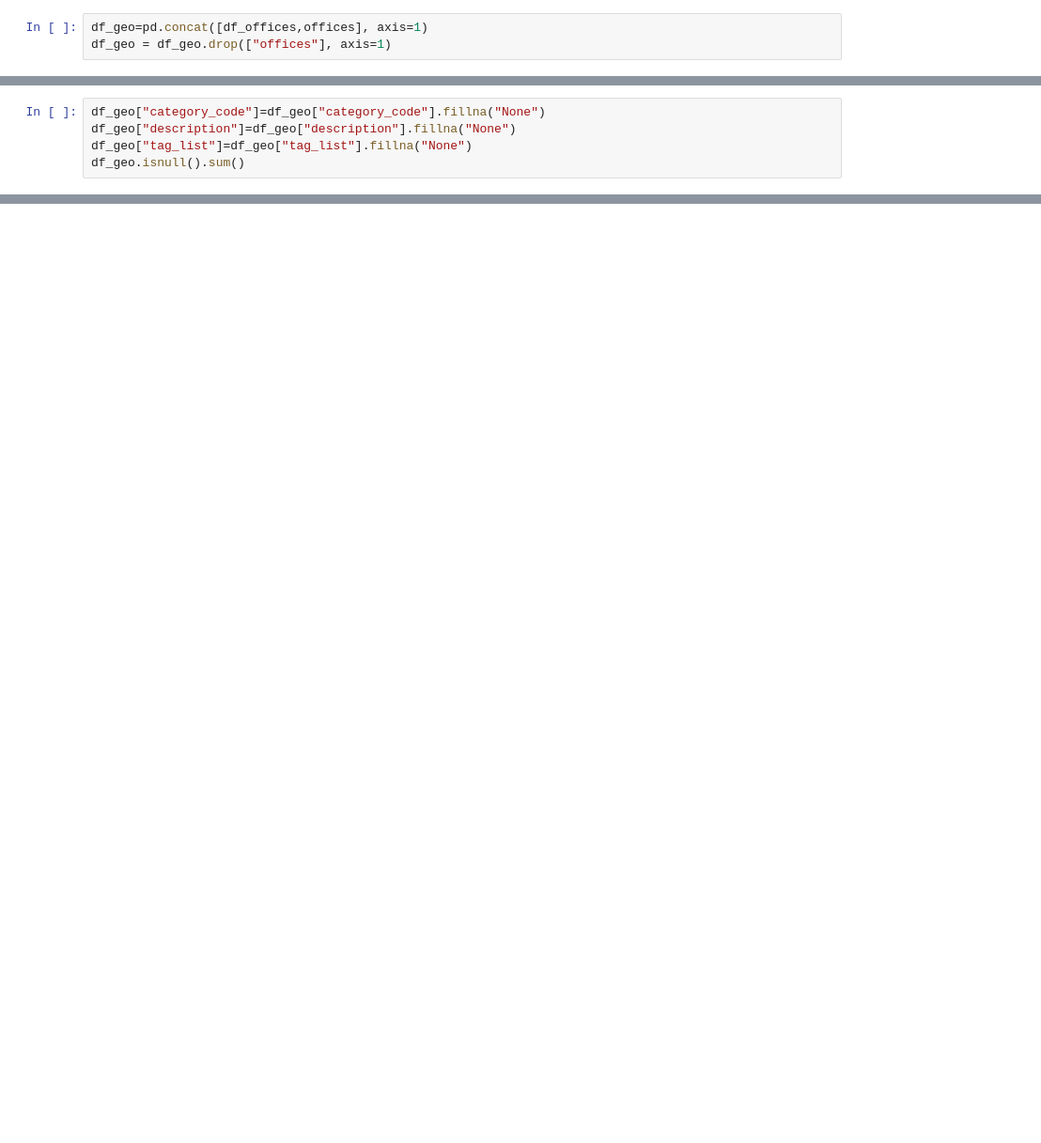
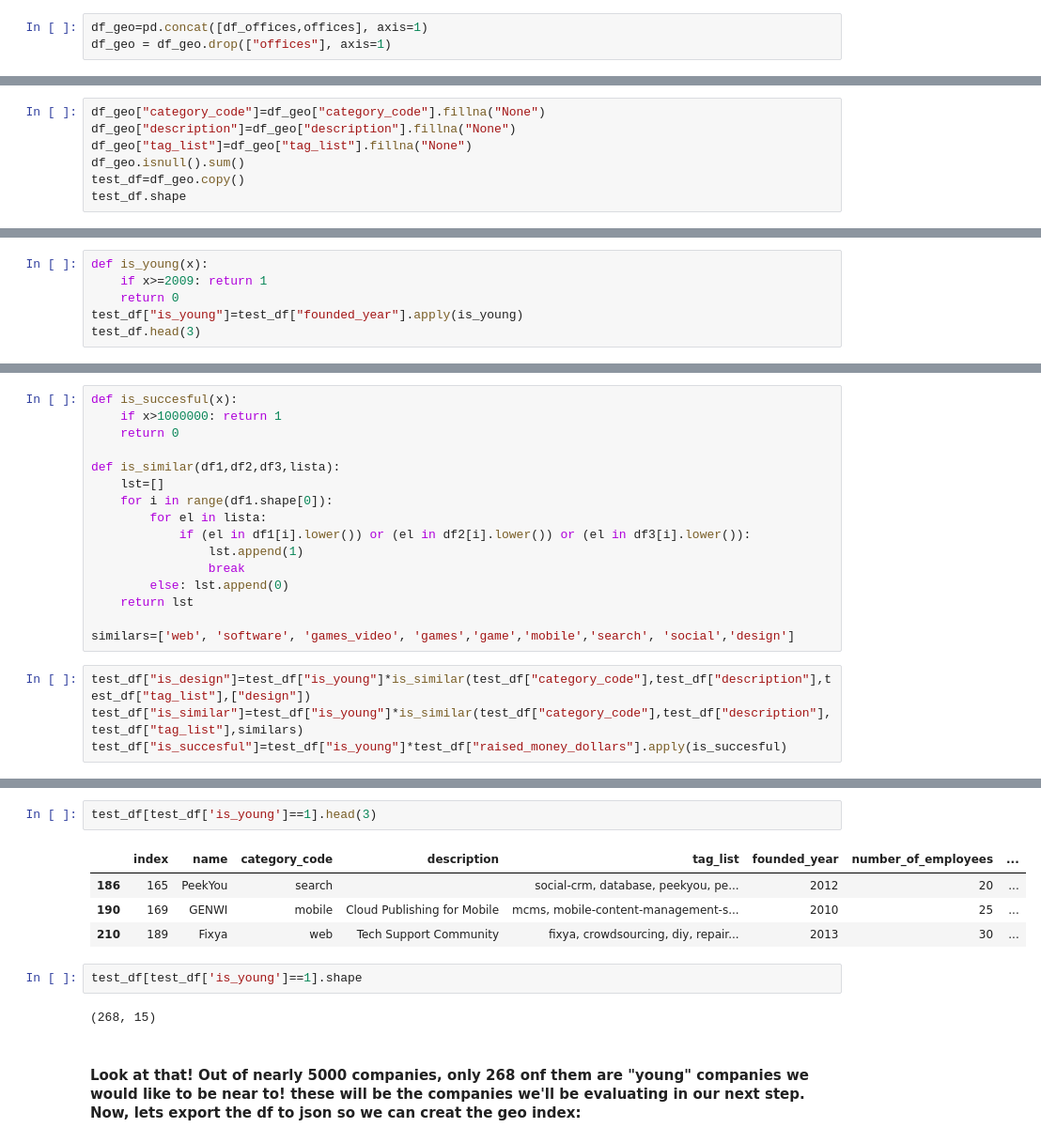
Before and after one commit to maxsanchezdp/project-visualizing-real-world-data-project, a Jupyter notebook: my-code/0. Clean, filter and geopoints.ipynb, the cells around one changed output, grey strips where cells are left out. Shown at 94% size. Cells and saved outputs as stored; diff of their text form; blank space fills up the shorter version.

```diff
--- a/my-code/0. Clean, filter and geopoints.ipynb
+++ b/my-code/0. Clean, filter and geopoints.ipynb
@@ -149,4 +174,6 @@ df_geo["category_code"]=df_geo["category_code"].fillna("None")
 df_geo["description"]=df_geo["description"].fillna("None")
 df_geo["tag_list"]=df_geo["tag_list"].fillna("None")
 df_geo.isnull().sum()
+test_df=df_geo.copy()
+test_df.shape
 # %% [output]
@@ -166,0 +184,6 @@ dtype: int64
+# %%
+def is_young(x):
+    if x>=2009: return 1
+    return 0
+test_df["is_young"]=test_df["founded_year"].apply(is_young)
+test_df.head(3)
@@ -166,0 +203,20 @@ dtype: int64
+# %%
+def is_succesful(x):
+    if x>1000000: return 1
+    return 0
+
+def is_similar(df1,df2,df3,lista):
+    lst=[]
+    for i in range(df1.shape[0]):
+        for el in lista:
+            if (el in df1[i].lower()) or (el in df2[i].lower()) or (el in df3[i].lower()):
+                lst.append(1)
+                break
+        else: lst.append(0)
+    return lst
+
+similars=['web', 'software', 'games_video', 'games','game','mobile','search', 'social','design']
+# %%
+test_df["is_design"]=test_df["is_young"]*is_similar(test_df["category_code"],test_df["description"],test_df["tag_list"],["design"])
+test_df["is_similar"]=test_df["is_young"]*is_similar(test_df["category_code"],test_df["description"],test_df["tag_list"],similars)
+test_df["is_succesful"]=test_df["is_young"]*test_df["raised_money_dollars"].apply(is_succesful)
@@ -167 +230,14 @@ dtype: int64
+# %%
+test_df[test_df['is_young']==1].head(3)
+# %% [output]
+|  | index | name | category_code | description | tag_list | founded_year | number_of_employees | ... |
+| 186 | 165 | PeekYou | search |  | social-crm, database, peekyou, pe... | 2012 | 20 | ... |
+| 190 | 169 | GENWI | mobile | Cloud Publishing for Mobile | mcms, mobile-content-management-s... | 2010 | 25 | ... |
+| 210 | 189 | Fixya | web | Tech Support Community | fixya, crowdsourcing, diy, repair... | 2013 | 30 | ... |
+# %%
+test_df[test_df['is_young']==1].shape
+# %% [output]
+(268, 15)
+# %% [markdown]
+#### Look at that! Out of nearly 5000 companies, only 268 onf them are "young" companies we would like to be near to! these will be the companies we'll be evaluating in our next step. Now, lets export the df to json so we can creat the geo index:
 # %%
```
Also changed, not shown: parts of 22 cells of this notebook, 2 other files.
